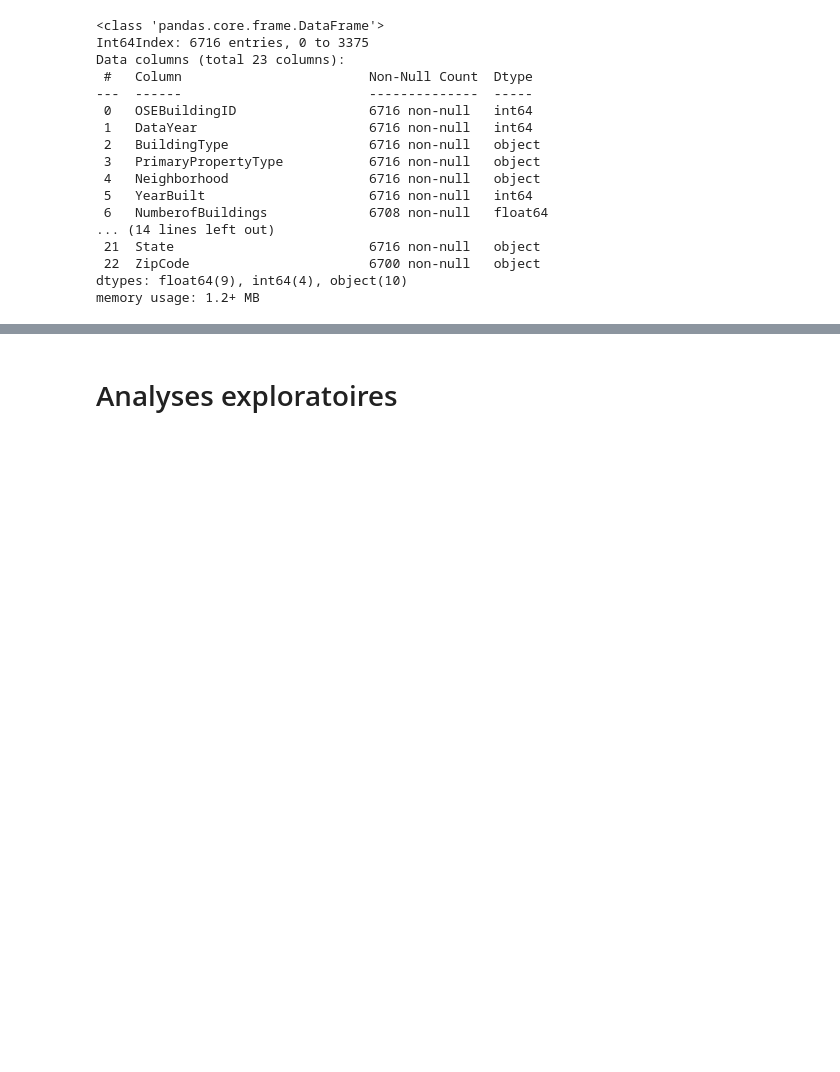
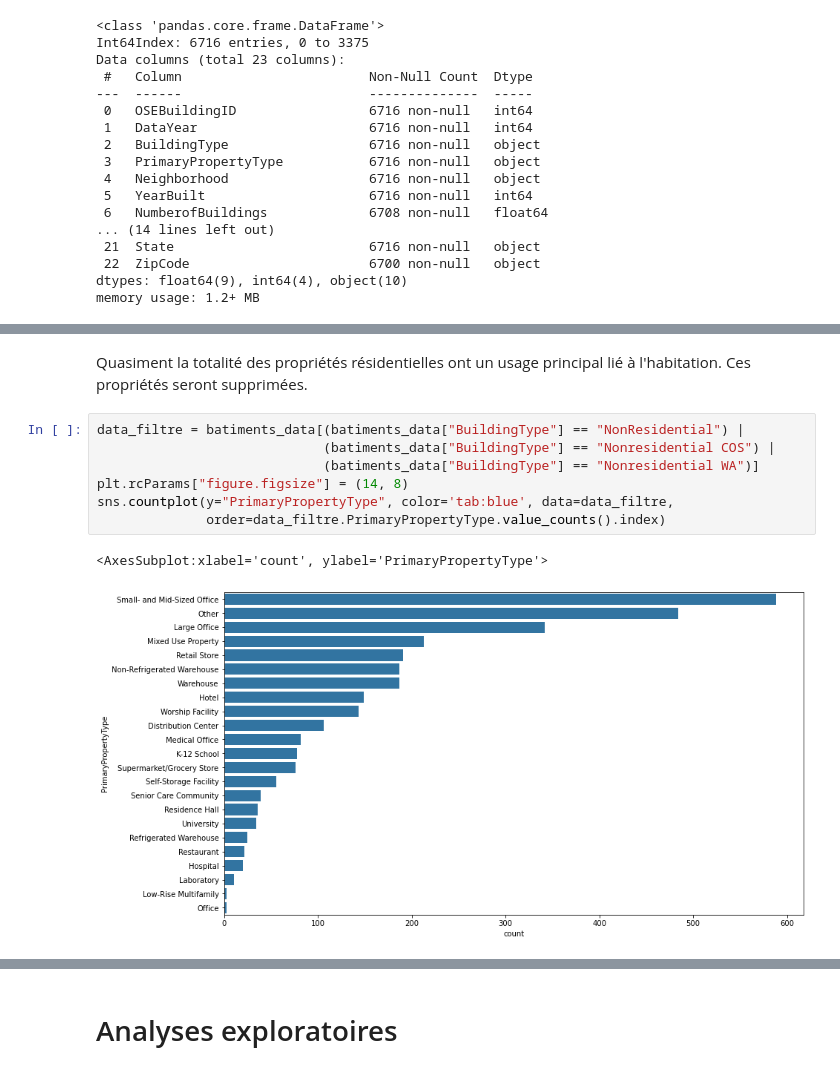
Before and after one commit to sebastienbourgeois/oc-p4-anticiper-besoin-consommation-batiments, a Jupyter notebook: Pelec_01_notebook.ipynb, the cells around one changed output, grey strips where cells are left out. Drawn from its saved outputs; the diff is of its cells as text; blank space fills up the shorter version.

```diff
--- a/Pelec_01_notebook.ipynb
+++ b/Pelec_01_notebook.ipynb
@@ -317,0 +522,12 @@ memory usage: 1.2+ MB
+# %% [markdown]
+Quasiment la totalité des propriétés résidentielles ont un usage principal lié à l'habitation. Ces propriétés seront supprimées.
+# %%
+data_filtre = batiments_data[(batiments_data["BuildingType"] == "NonResidential") |
+                             (batiments_data["BuildingType"] == "Nonresidential COS") |
+                             (batiments_data["BuildingType"] == "Nonresidential WA")]
+plt.rcParams["figure.figsize"] = (14, 8)
+sns.countplot(y="PrimaryPropertyType", color='tab:blue', data=data_filtre,
+              order=data_filtre.PrimaryPropertyType.value_counts().index)
+# %% [output]
+<AxesSubplot:xlabel='count', ylabel='PrimaryPropertyType'>
+[figure, added]
```
Also changed, not shown: parts of 50 cells of this notebook.
